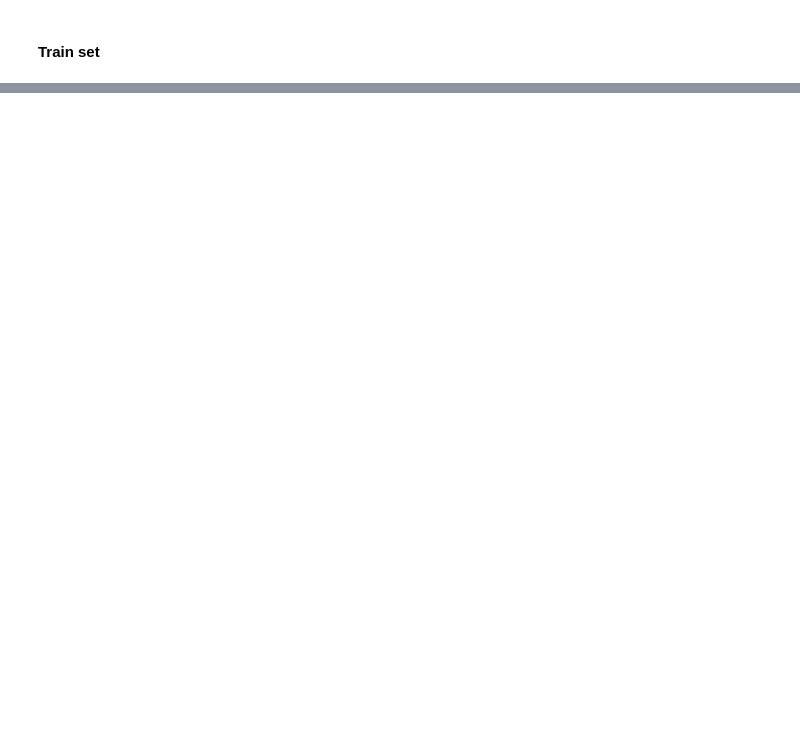
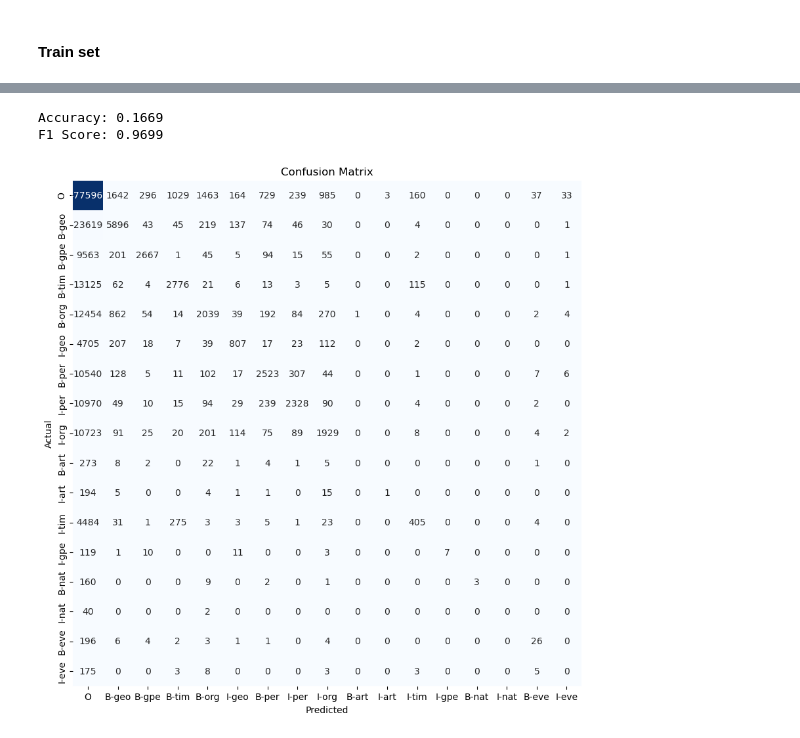
Before and after one commit to davidrosado4/named-entity-recognition, a Jupyter notebook: reproduce_results.ipynb, the cells around one changed output, grey strips where cells are left out. Cells and saved outputs as stored; diff of their text form; code cells hidden in the pictures; blank space fills up the shorter version.

```diff
--- a/reproduce_results.ipynb
+++ b/reproduce_results.ipynb
@@ -332,0 +332,2 @@ KeyboardInterrupt:
+# %%
+y_test_pred = predict_lstm(lstm_model, X_test)
@@ -332,0 +336,6 @@ KeyboardInterrupt:
+# %%
+evaluate_lstm(y_test.flatten().tolist(), y_test_pred.flatten().tolist(), tag_dict_rev)
+# %% [output]
+Accuracy: 0.1669
+F1 Score: 0.9699
+[figure, added]
```
Also changed, not shown: parts of 16 cells of this notebook, 2 other files.
